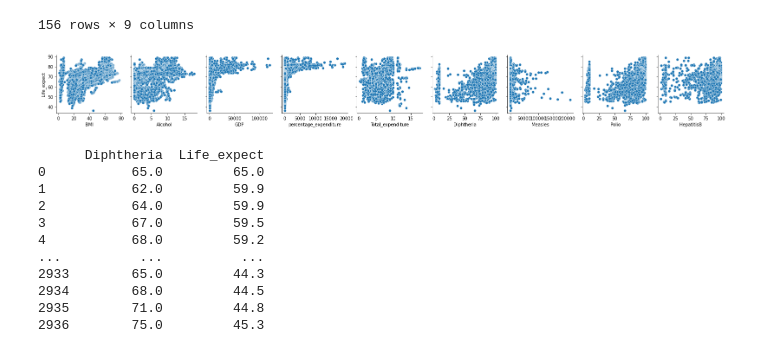
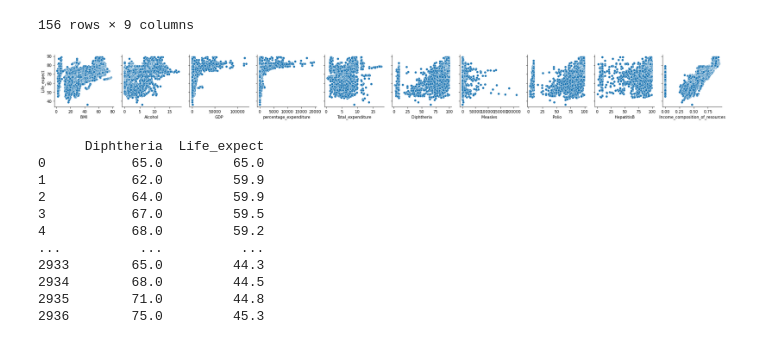
Before and after one commit to doraemon49/SDA-22-2, a Jupyter notebook: Life.ipynb, the cells around one changed output. Saved outputs shown, nothing was run; the diff lists cells and outputs as text; code cells hidden in the pictures.

```diff
--- a/Life.ipynb
+++ b/Life.ipynb
@@ -1193,12 +1240,12 @@ SpearmanrResult(correlation=0.8515128105565349, pvalue=4.9641362684566145e-45)
 # %%
 # regression
 
 
-sns.pairplot(data,x_vars=['BMI',"Alcohol","GDP","percentage_expenditure","Total_expenditure","Diphtheria","Measles","Polio","HepatitisB"
-                              ],y_vars="Life_expect",kind='scatter')
+sns.pairplot(data,x_vars=['BMI',"Alcohol","GDP","percentage_expenditure","Total_expenditure","Diphtheria","Measles","Polio","HepatitisB","Income_composition_of_resources"],
+             y_vars="Life_expect",kind='scatter')
 plt.show()
 # %% [output]
-[figure, old version]
+[figure, new version]
 # %%
 # Diphtheria  1세 중 디프테리아 예방접종 적용범위
 
```
Also changed, not shown: parts of 18 cells of this notebook.
